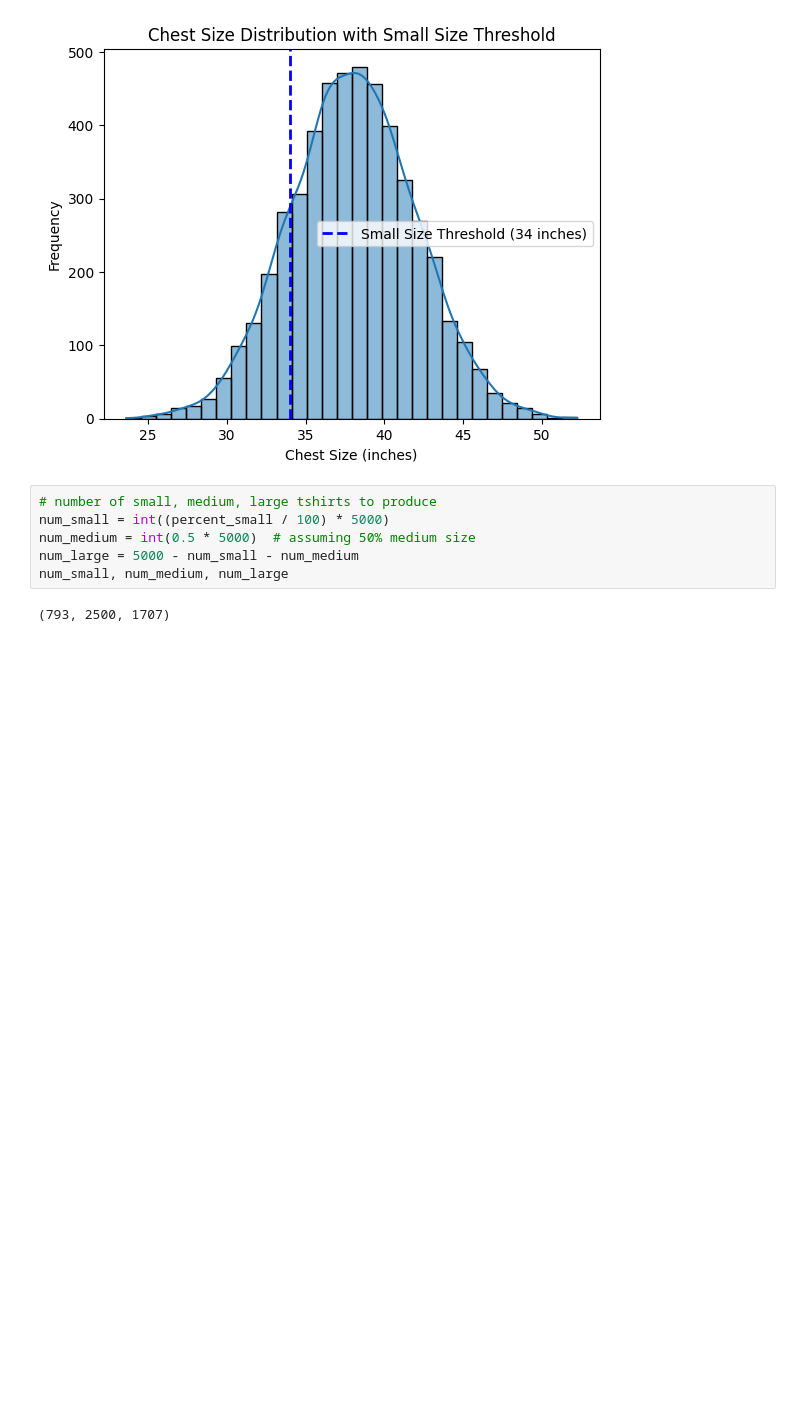
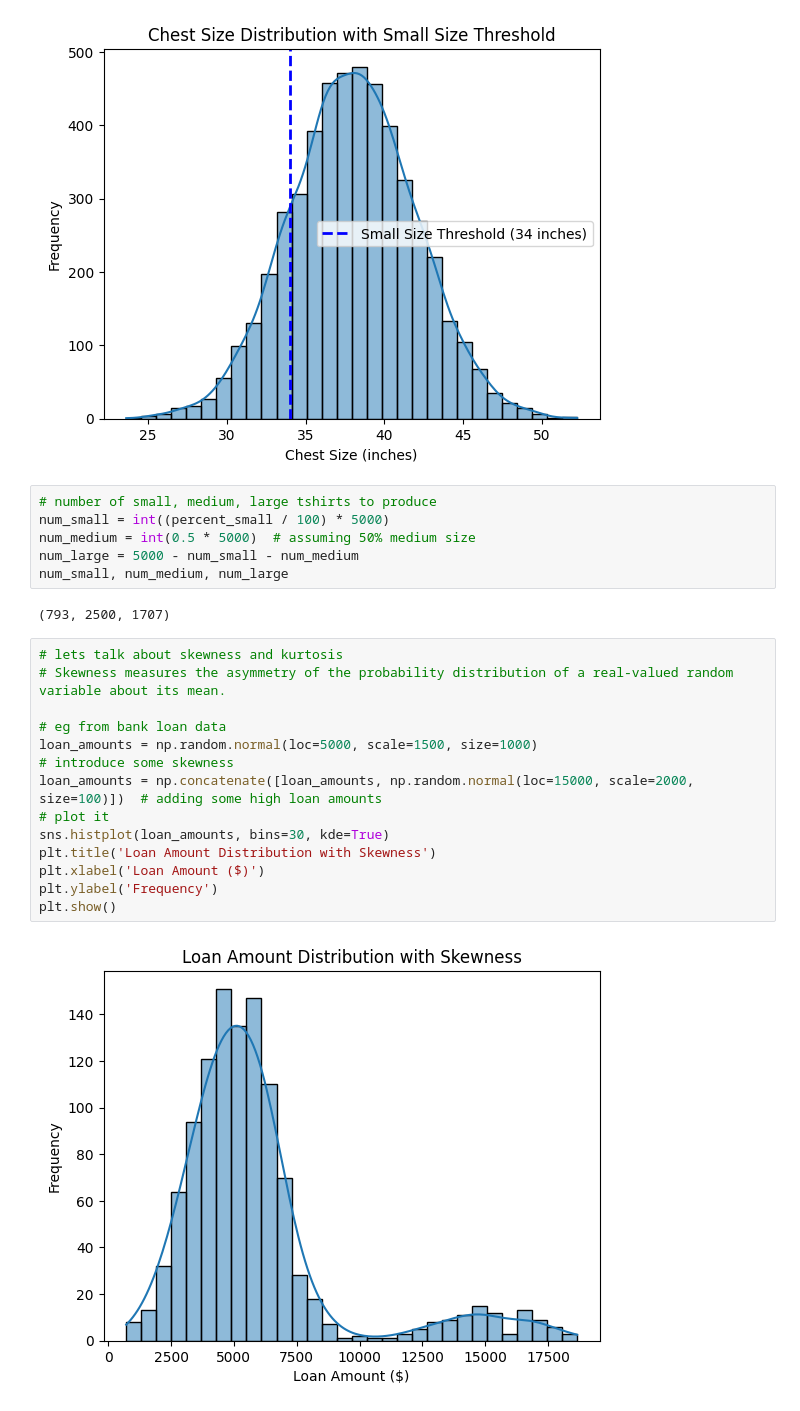
Before and after one commit to rahul8879/coachX_ds, a Jupyter notebook: Math/02_prob_stats.ipynb, the cells around one changed output. Saved outputs shown, nothing was run; the diff lists cells and outputs as text; blank space fills up the shorter version.

```diff
--- a/Math/02_prob_stats.ipynb
+++ b/Math/02_prob_stats.ipynb
@@ -132,3 +132,19 @@ num_large = 5000 - num_small - num_medium
 num_small, num_medium, num_large
 # %% [output]
 (793, 2500, 1707)
+# %%
+# lets talk about skewness and kurtosis
+# Skewness measures the asymmetry of the probability distribution of a real-valued random variable about its mean.
+
+# eg from bank loan data
+loan_amounts = np.random.normal(loc=5000, scale=1500, size=1000)
+# introduce some skewness
+loan_amounts = np.concatenate([loan_amounts, np.random.normal(loc=15000, scale=2000, size=100)])  # adding some high loan amounts
+# plot it
+sns.histplot(loan_amounts, bins=30, kde=True)
+plt.title('Loan Amount Distribution with Skewness')
+plt.xlabel('Loan Amount ($)')
+plt.ylabel('Frequency')
+plt.show()
+# %% [output]
+[figure, added]
```
Also changed, not shown: parts of 6 cells of this notebook.
